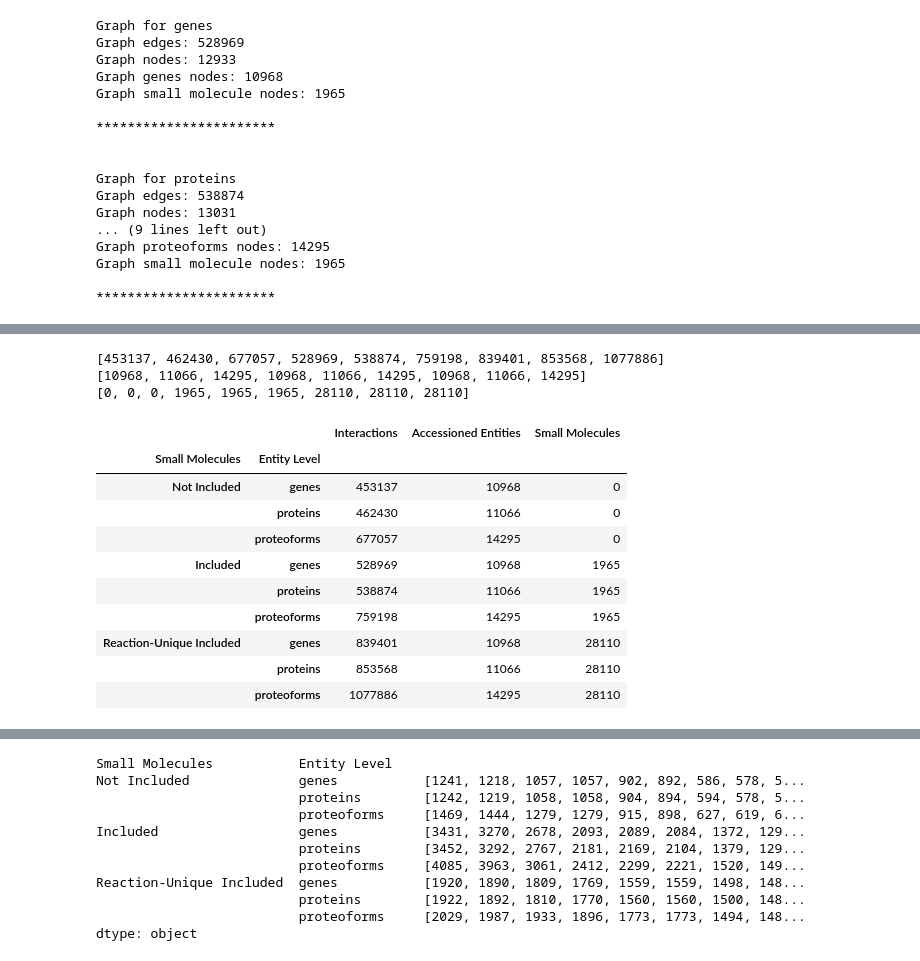
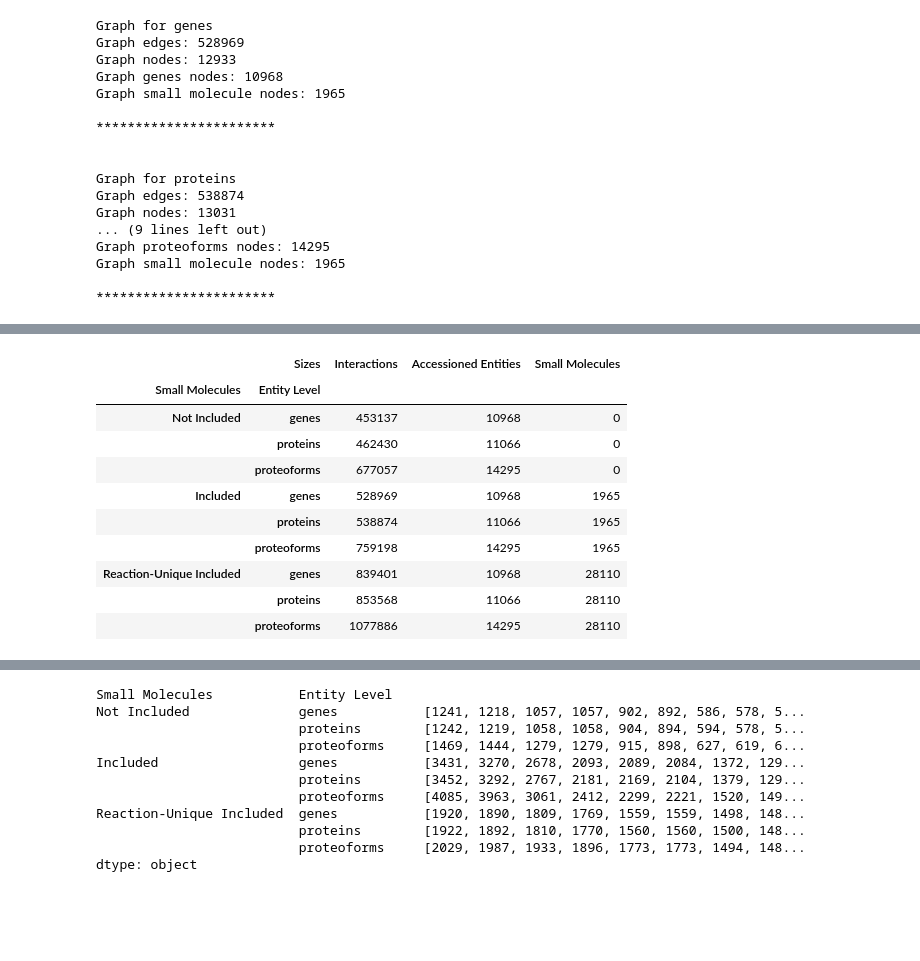
Before and after one commit to PathwayAnalysisPlatform/ProteoformNetworks, a Jupyter notebook: src/Python/analysis_1_network_topology.ipynb, the cells around one changed output, grey strips where cells are left out. Saved outputs shown, nothing was run; the diff lists cells and outputs as text; code cells hidden in the pictures; blank space fills up the shorter version.

```diff
--- a/src/Python/analysis_1_network_topology.ipynb
+++ b/src/Python/analysis_1_network_topology.ipynb
@@ -193,32 +161,20 @@ MultiIndex([(            'Not Included',       'genes'),
 # %%
-num_interactions = [*nums_no_sm[0], *nums_with_sm[0], *nums_with_unique_sm[0]]
-num_entities = [*nums_no_sm[1], *nums_with_sm[1], *nums_with_unique_sm[1]]
-num_small_molecules = [*nums_no_sm[2], *nums_with_sm[2], *nums_with_unique_sm[2]]
-
-print(num_interactions)
-print(num_entities)
-print(num_small_molecules)
+df_sizes = pd.DataFrame({
+    "Interactions": [*nums_no_sm[0], *nums_with_sm[0], *nums_with_unique_sm[0]],
+    "Accessioned Entities": [*nums_no_sm[1], *nums_with_sm[1], *nums_with_unique_sm[1]],
+    "Small Molecules": [*nums_no_sm[2], *nums_with_sm[2], *nums_with_unique_sm[2]]
+}, index=index)
+df_sizes.columns.name = "Sizes"
+df_sizes
 # %% [output]
-[453137, 462430, 677057, 528969, 538874, 759198, 839401, 853568, 1077886]
-[10968, 11066, 14295, 10968, 11066, 14295, 10968, 11066, 14295]
-[0, 0, 0, 1965, 1965, 1965, 28110, 28110, 28110]
+|  | Sizes | Interactions | Accessioned Entities | Small Molecules |
+| Small Molecules | Entity Level |  |  |  |
+| Not Included | genes | 453137 | 10968 | 0 |
+|  | proteins | 462430 | 11066 | 0 |
+|  | proteoforms | 677057 | 14295 | 0 |
+| Included | genes | 528969 | 10968 | 1965 |
+|  | proteins | 538874 | 11066 | 1965 |
+|  | proteoforms | 759198 | 14295 | 1965 |
+| Reaction-Unique Included | genes | 839401 | 10968 | 28110 |
+|  | proteins | 853568 | 11066 | 28110 |
+|  | proteoforms | 1077886 | 14295 | 28110 |
-# %%
-sizes = pd.DataFrame({
-    "Interactions": num_interactions,
-    "Accessioned Entities": num_entities,
-    "Small Molecules": num_small_molecules
-}, index=index)
-sizes.columns.name = ""
-sizes
-# %% [output]
-|  |  | Interactions | Accessioned Entities | Small Molecules |
-| Small Molecules | Entity Level |  |  |  |
-| Not Included | genes | 453137 | 10968 | 0 |
-|  | proteins | 462430 | 11066 | 0 |
-|  | proteoforms | 677057 | 14295 | 0 |
-| Included | genes | 528969 | 10968 | 1965 |
-|  | proteins | 538874 | 11066 | 1965 |
-|  | proteoforms | 759198 | 14295 | 1965 |
-| Reaction-Unique Included | genes | 839401 | 10968 | 28110 |
-|  | proteins | 853568 | 11066 | 28110 |
-|  | proteoforms | 1077886 | 14295 | 28110 |
```
Also changed, not shown: parts of 22 cells of this notebook, 3 other files.
